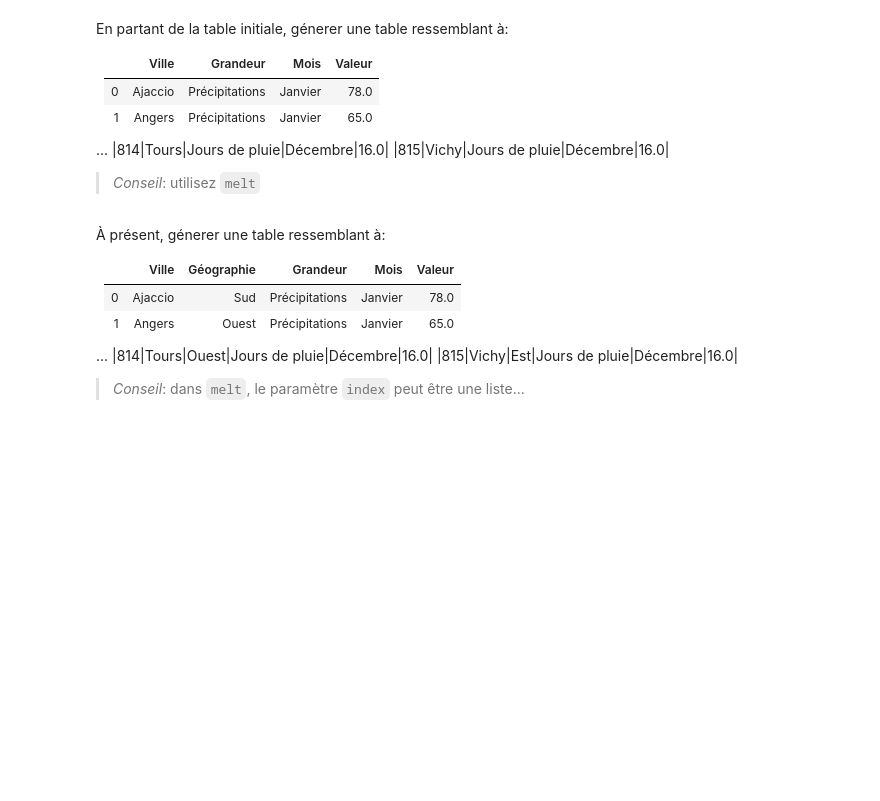
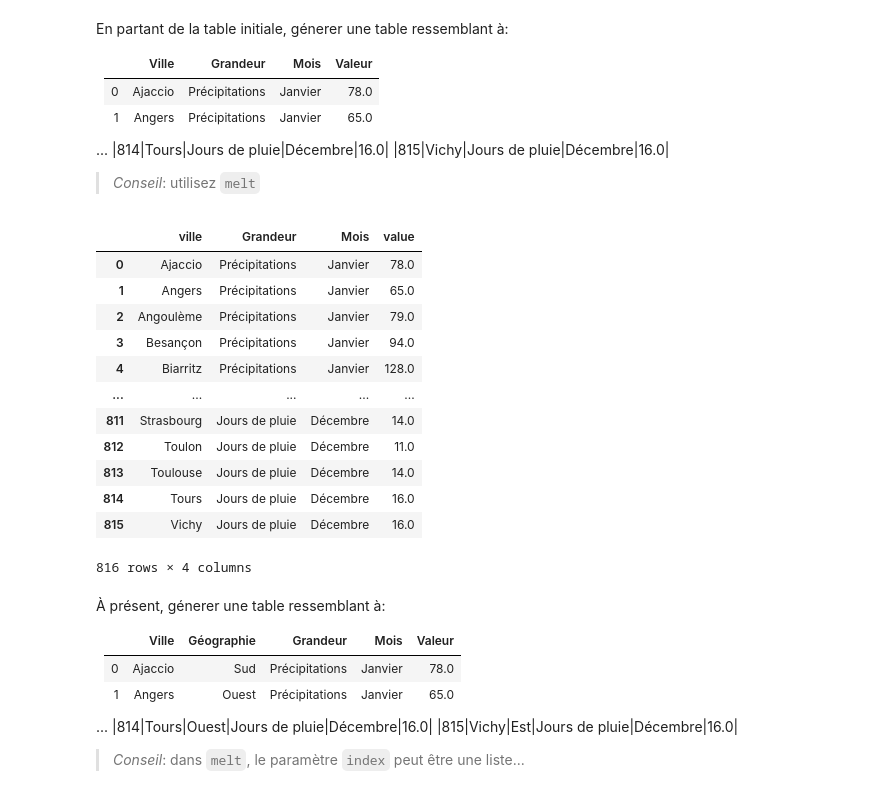
Before and after one commit to campusplage/compte-rendus-bobo_florian__seck_omar, a Jupyter notebook: TP1_pandas.ipynb, the cells around one changed output. Drawn from its saved outputs; the diff is of its cells as text; code cells hidden in the pictures; blank space fills up the shorter version.

```diff
--- a/TP1_pandas.ipynb
+++ b/TP1_pandas.ipynb
@@ -354,3 +378,22 @@ En partant de la table initiale, génerer une table ressemblant à:
+# %%
+# premier pivot des données avec melt
+#On drope les colonnes qui ne nous intéresse pas pour éviter problème dans le pivot, et on précise  'ville" comme variable à identifier
+
+data.drop(other_columns,axis=1).reset_index().melt( id_vars ='ville')
+# %% [output]
+|  | ville | Grandeur | Mois | value |
+| 0 | Ajaccio | Précipitations | Janvier | 78.0 |
+| 1 | Angers | Précipitations | Janvier | 65.0 |
+| 2 | Angoulème | Précipitations | Janvier | 79.0 |
+| 3 | Besançon | Précipitations | Janvier | 94.0 |
+| 4 | Biarritz | Précipitations | Janvier | 128.0 |
+| ... | ... | ... | ... | ... |
+| 811 | Strasbourg | Jours de pluie | Décembre | 14.0 |
+| 812 | Toulon | Jours de pluie | Décembre | 11.0 |
+| 813 | Toulouse | Jours de pluie | Décembre | 14.0 |
+| 814 | Tours | Jours de pluie | Décembre | 16.0 |
+| 815 | Vichy | Jours de pluie | Décembre | 16.0 |
+816 rows × 4 columns
 # %% [markdown]
 À présent, génerer une table ressemblant à:
 
```
Also changed, not shown: parts of 4 cells of this notebook.
